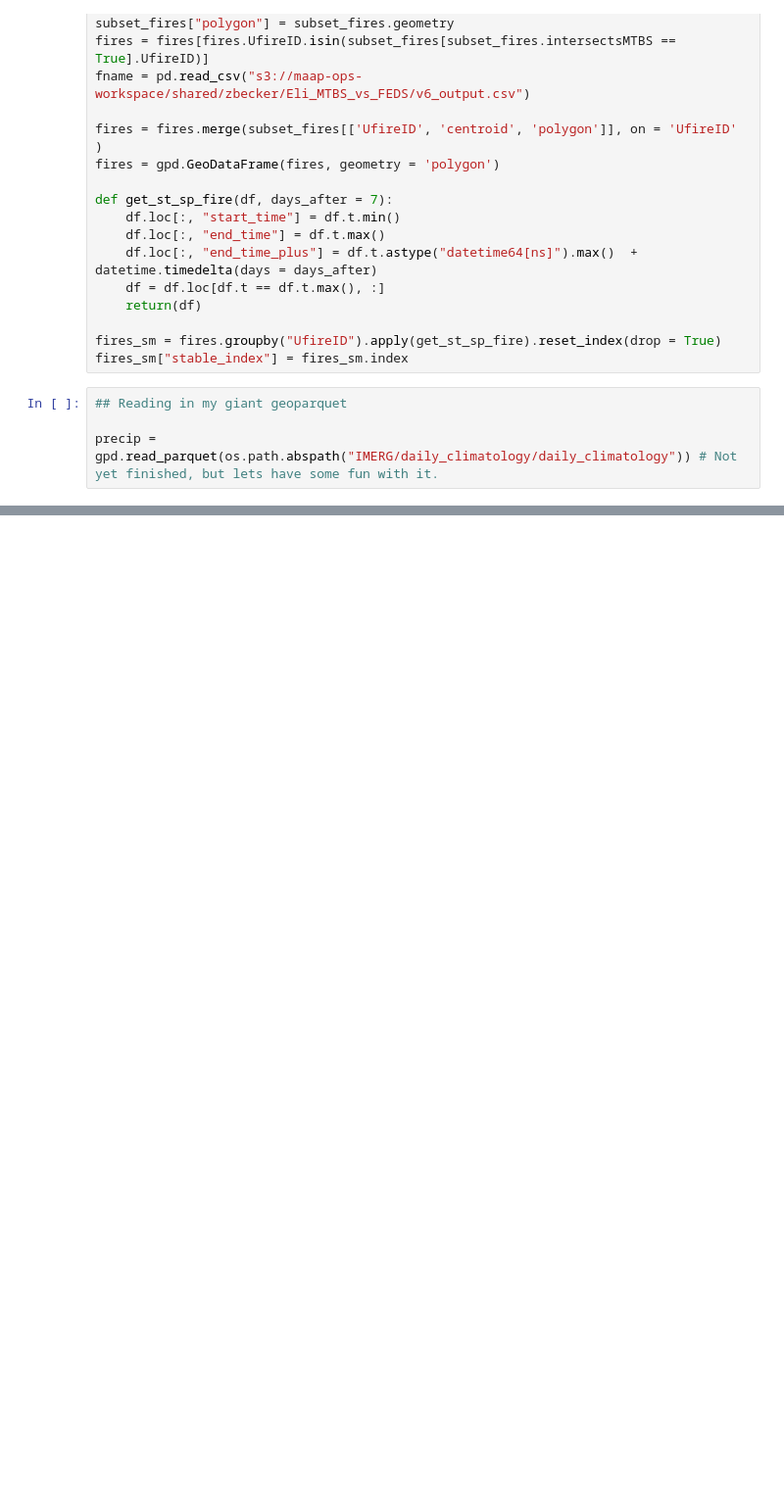
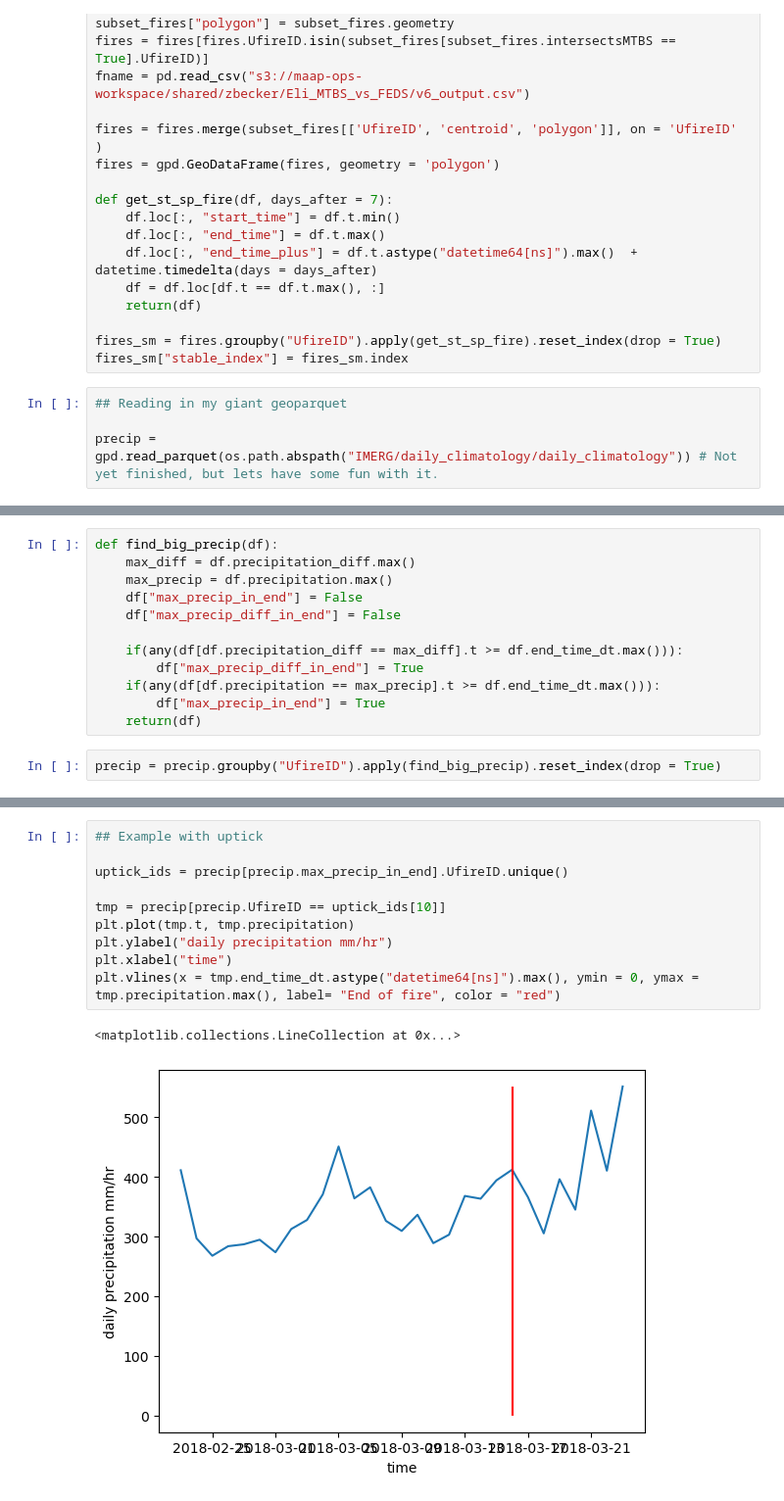
Before and after one commit to mccabete/precip, a Jupyter notebook: Precip_fire_stopping.ipynb, the cells around one changed output, grey strips where cells are left out. Shown at 98% size. Drawn from its saved outputs; the diff is of its cells as text; blank space fills up the shorter version.

```diff
--- a/Precip_fire_stopping.ipynb
+++ b/Precip_fire_stopping.ipynb
@@ -68,0 +194,14 @@ precipm = precip.merge(fires.loc[:, ["UfireID","t", "centroid"]],  on = ["UfireI
+# %%
+def find_big_precip(df):
+    max_diff = df.precipitation_diff.max()
+    max_precip = df.precipitation.max()
+    df["max_precip_in_end"] = False
+    df["max_precip_diff_in_end"] = False
+
+    if(any(df[df.precipitation_diff == max_diff].t >= df.end_time_dt.max())):
+        df["max_precip_diff_in_end"] = True
+    if(any(df[df.precipitation == max_precip].t >= df.end_time_dt.max())):
+        df["max_precip_in_end"] = True
+    return(df)
+# %%
+precip = precip.groupby("UfireID").apply(find_big_precip).reset_index(drop = True)
@@ -68,0 +223,13 @@ precipm = precip.merge(fires.loc[:, ["UfireID","t", "centroid"]],  on = ["UfireI
+# %%
+## Example with uptick
+
+uptick_ids = precip[precip.max_precip_in_end].UfireID.unique()
+
+tmp = precip[precip.UfireID == uptick_ids[10]]
+plt.plot(tmp.t, tmp.precipitation)
+plt.ylabel("daily precipitation mm/hr")
+plt.xlabel("time")
+plt.vlines(x = tmp.end_time_dt.astype("datetime64[ns]").max(), ymin = 0, ymax = tmp.precipitation.max(), label= "End of fire", color = "red")
+# %% [output]
+<matplotlib.collections.LineCollection at 0x...>
+[figure, added]
```
Also changed, not shown: parts of 14 cells of this notebook.
